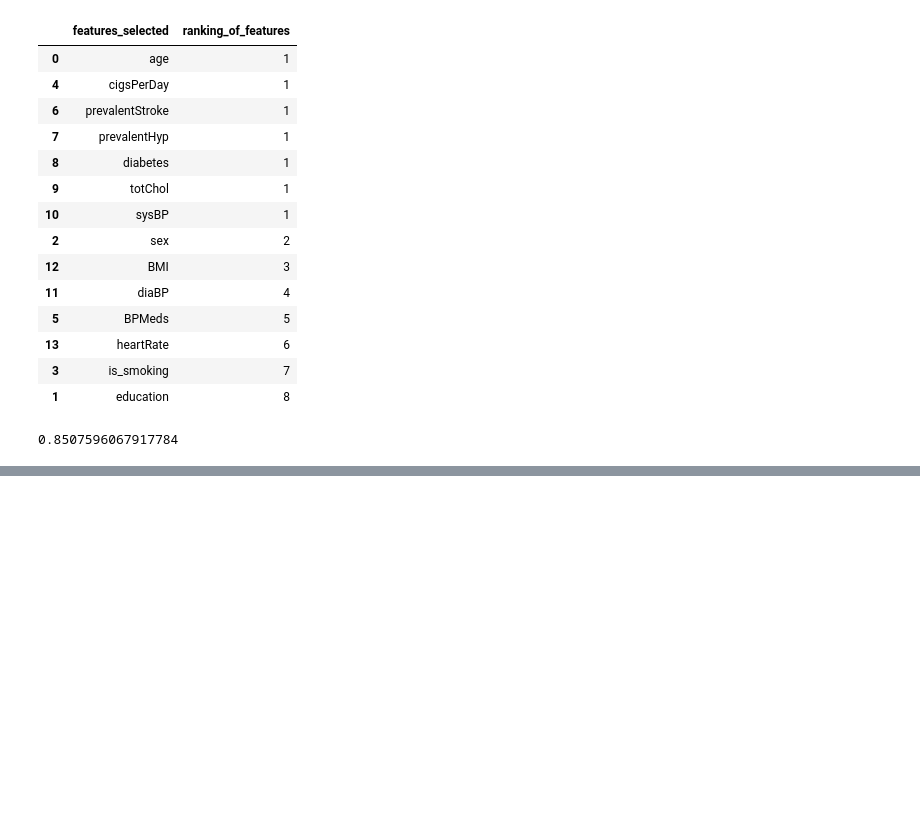
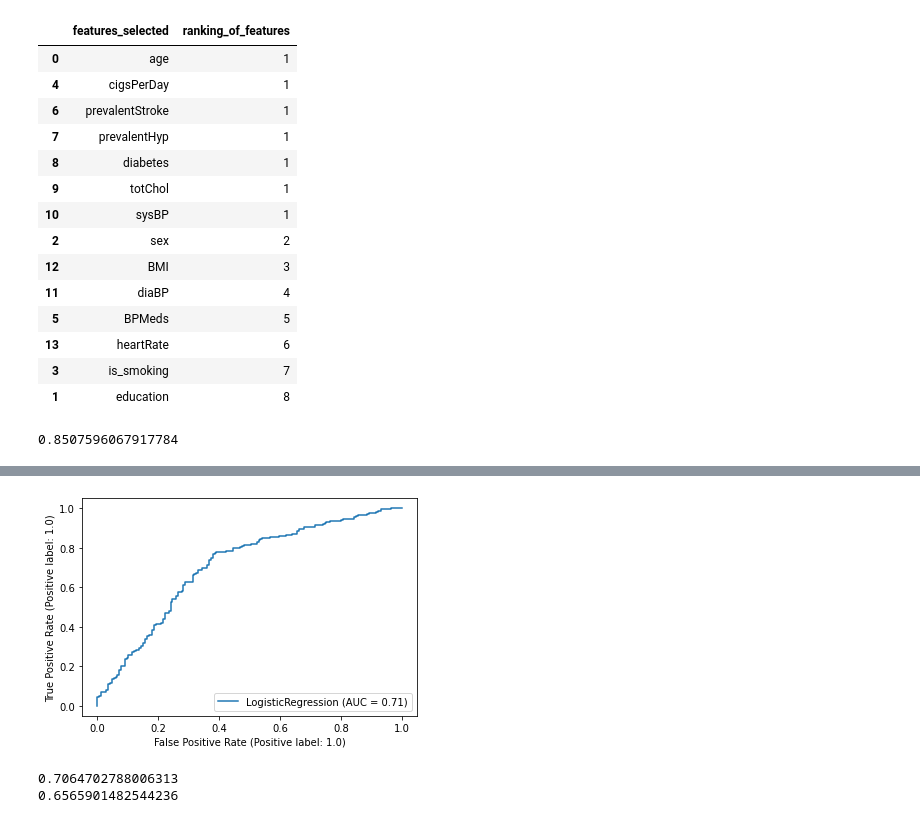
Before and after one commit to Aayushi4925/cardiovasular, a Jupyter notebook: cardiovascular_risk.ipynb, the cells around one changed output, grey strips where cells are left out. Drawn from its saved outputs; the diff is of its cells as text; code cells hidden in the pictures; blank space fills up the shorter version.

```diff
--- a/cardiovascular_risk.ipynb
+++ b/cardiovascular_risk.ipynb
@@ -418,0 +474,2 @@ accuracy_score(p,y_test)
+# %%
+x_train_,x_test_,y_train_,y_test_ = train_test_split(x_under,y_under,test_size=.33)
@@ -418,0 +498,6 @@ accuracy_score(p,y_test)
+# %%
+from sklearn.metrics import plot_roc_curve
+plot_roc_curve(lr,x_test_,y_test_)
+plt.show()       #under sampling is working well
+# %% [output]
+[figure, added]
@@ -418,0 +509,10 @@ accuracy_score(p,y_test)
+# %%
+svc = SVC()
+svc.fit(x_train_u,y_train_u)
+pred_svc = svc.predict(x_test_u)
+cross_score = cross_val_score(svc,x_under,y_under,cv=5)
+print(accuracy_score(y_test_u,pred_svc))
+print(cross_score.mean())
+# %% [output]
+0.7064702788006313
+0.6565901482544236
```
Also changed, not shown: parts of 27 cells of this notebook.
